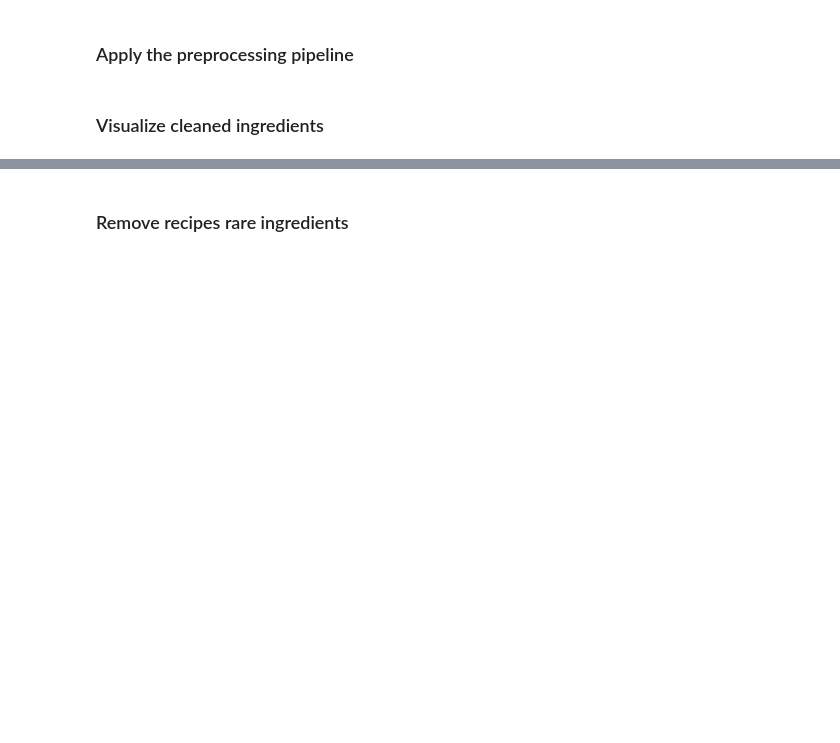
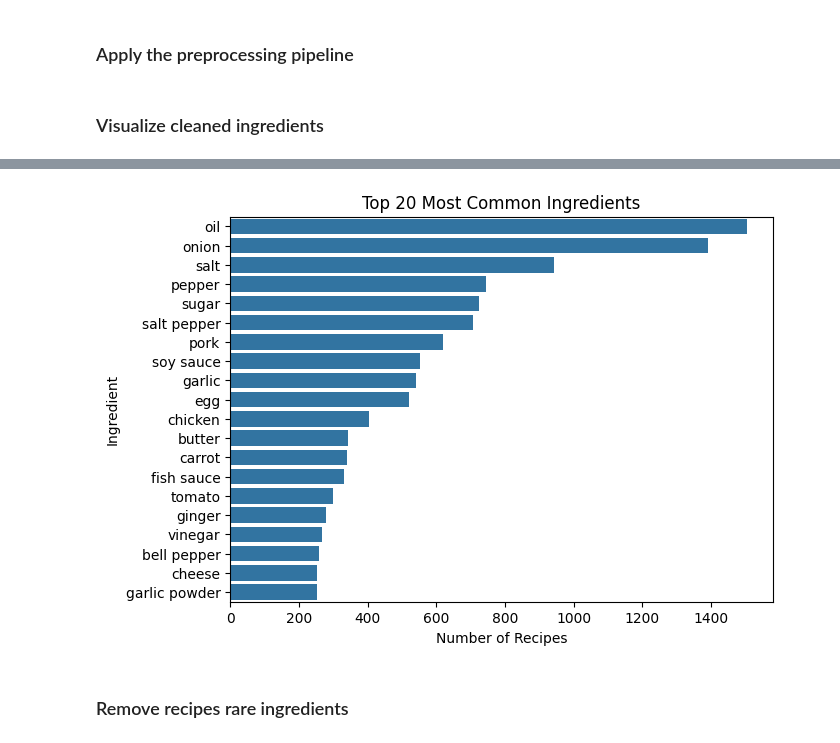
Before and after one commit to rixmape/panlasang-pinoy-clustering, a Jupyter notebook: panlasang-pinoy.ipynb, the cells around one changed output, grey strips where cells are left out. Cells and saved outputs as stored; diff of their text form; code cells hidden in the pictures; blank space fills up the shorter version.

```diff
--- a/panlasang-pinoy.ipynb
+++ b/panlasang-pinoy.ipynb
@@ -319,3 +356,7 @@ plot_ingredient_frequencies(cleaned_df)
+# %%
+plot_ingredient_frequencies(recipe_df, colname="cleaned_ingredients")
+# %% [output]
+[figure, added]
 # %% [markdown]
 ### Remove recipes rare ingredients
 # %%
```
Also changed, not shown: parts of 33 cells of this notebook, 7 other files.
